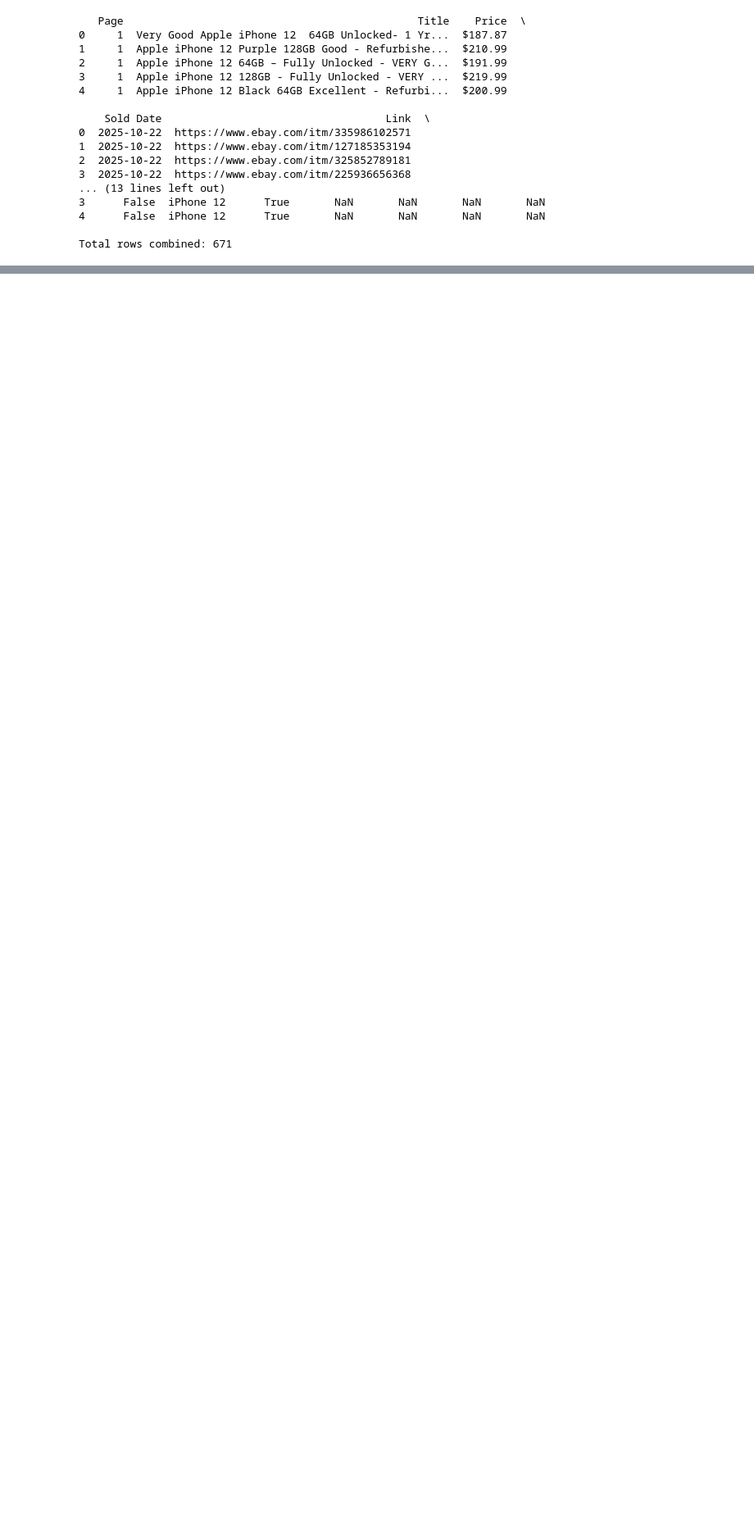
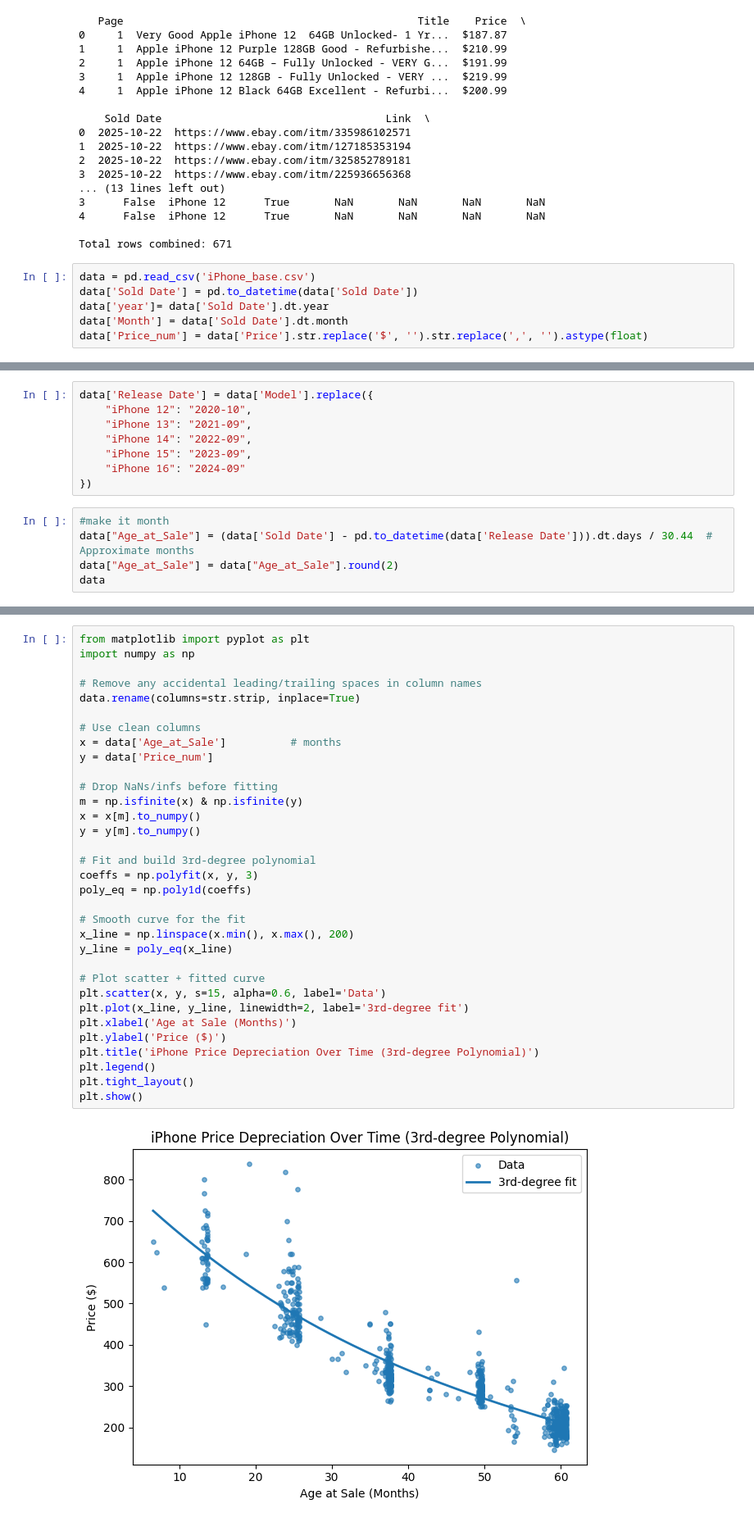
Before and after one commit to MengsrunNit/ebay-scrapping, a Jupyter notebook: Iphone Data/Iphone_base/Iphone_base.ipynb, the cells around one changed output, grey strips where cells are left out. Shown: that part at 82% size. Drawn from its saved outputs; the diff is of its cells as text; blank space fills up the shorter version.

```diff
--- a/Iphone Data/Iphone_base/Iphone_base.ipynb
+++ b/Iphone Data/Iphone_base/Iphone_base.ipynb
@@ -223,3 +223,9 @@ print(f"\nTotal rows combined: {len(combined_iphones)}")
 4      False  iPhone 12      True       NaN       NaN       NaN       NaN
 
 Total rows combined: 671
+# %%
+data = pd.read_csv('iPhone_base.csv')
+data['Sold Date'] = pd.to_datetime(data['Sold Date'])
+data['year']= data['Sold Date'].dt.year
+data['Month'] = data['Sold Date'].dt.month
+data['Price_num'] = data['Price'].str.replace('$', '').str.replace(',', '').astype(float)
@@ -225,0 +246,13 @@ Total rows combined: 671
+# %%
+data['Release Date'] = data['Model'].replace({
+    "iPhone 12": "2020-10",
+    "iPhone 13": "2021-09",
+    "iPhone 14": "2022-09",
+    "iPhone 15": "2023-09",
+    "iPhone 16": "2024-09"
+})
+# %%
+#make it month
+data["Age_at_Sale"] = (data['Sold Date'] - pd.to_datetime(data['Release Date'])).dt.days / 30.44  # Approximate months
+data["Age_at_Sale"] = data["Age_at_Sale"].round(2)
+data
@@ -225,0 +454,35 @@ Total rows combined: 671
+# %%
+from matplotlib import pyplot as plt
+import numpy as np
+
+# Remove any accidental leading/trailing spaces in column names
+data.rename(columns=str.strip, inplace=True)
+
+# Use clean columns
+x = data['Age_at_Sale']          # months
+y = data['Price_num']
+
+# Drop NaNs/infs before fitting
+m = np.isfinite(x) & np.isfinite(y)
+x = x[m].to_numpy()
+y = y[m].to_numpy()
+
+# Fit and build 3rd-degree polynomial
+coeffs = np.polyfit(x, y, 3)
+poly_eq = np.poly1d(coeffs)
+
+# Smooth curve for the fit
+x_line = np.linspace(x.min(), x.max(), 200)
+y_line = poly_eq(x_line)
+
+# Plot scatter + fitted curve
+plt.scatter(x, y, s=15, alpha=0.6, label='Data')
+plt.plot(x_line, y_line, linewidth=2, label='3rd-degree fit')
+plt.xlabel('Age at Sale (Months)')
+plt.ylabel('Price ($)')
+plt.title('iPhone Price Depreciation Over Time (3rd-degree Polynomial)')
+plt.legend()
+plt.tight_layout()
+plt.show()
+# %% [output]
+[figure, added]
```
Also changed, not shown: parts of 12 cells of this notebook, 41 other files.
